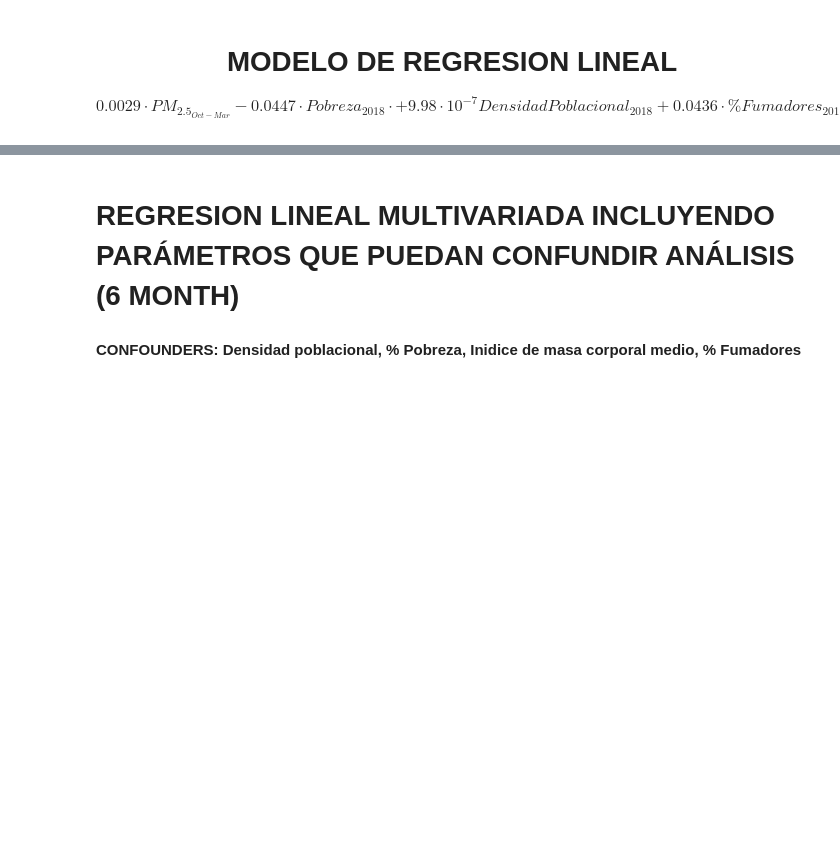
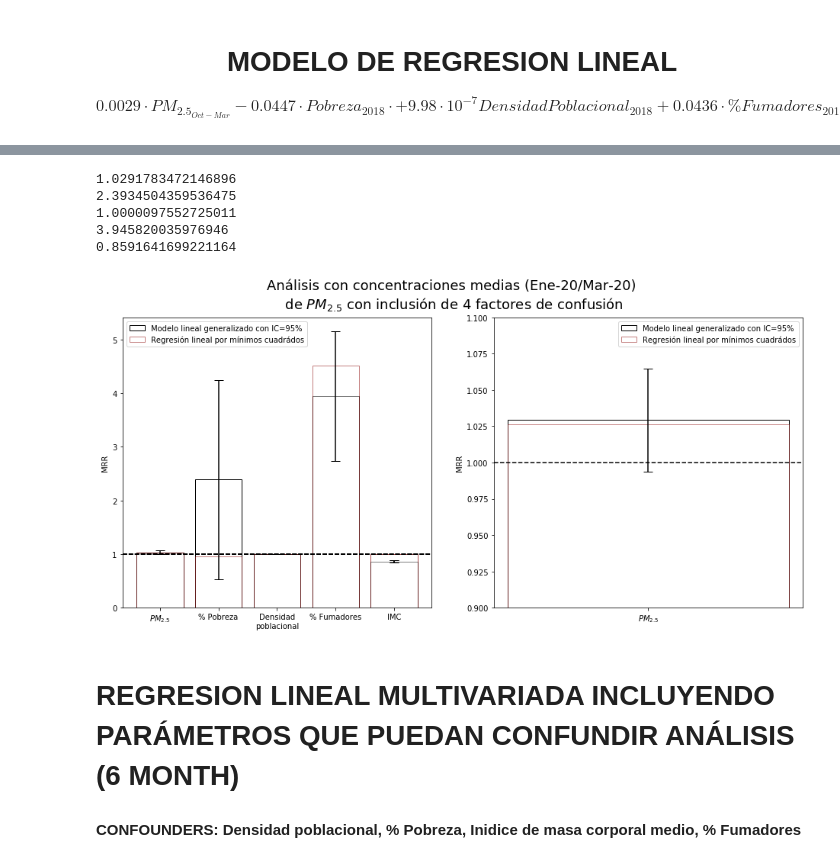
Before and after one commit to mdominguezd/ProyectoLaboratorioPM2.5yCOVID, a Jupyter notebook: MiCOVID-19.ipynb, the cells around one changed output, grey strips where cells are left out. Saved outputs shown, nothing was run; the diff lists cells and outputs as text; code cells hidden in the pictures; blank space fills up the shorter version.

```diff
--- a/MiCOVID-19.ipynb
+++ b/MiCOVID-19.ipynb
@@ -440,0 +437,9 @@ comparPrediccion['ER'] = (comparPrediccion.Prediccion - comparPrediccion.Observa
+# %%
+lg = LinearRegression()
+
+COVyPMLinReg = COVyPMLinReg[COVyPMLinReg != 0].dropna()
+X = COVyPMLinReg[['PM 2.5', 'poverty', 'popdensity', 'smoke_rate', 'mean_bmi']]
+y = COVyPMLinReg['MORTALIDAD']
+
+lg.fit(X,np.log(y))
+lg.score(X,np.log(y))
@@ -441,3 +488,46 @@ comparPrediccion['ER'] = (comparPrediccion.Prediccion - comparPrediccion.Observa
+# %%
+names = ['$PM_{2.5}$','% Pobreza','Densidad\npoblacional','% Fumadores','IMC']
+
+fig = plt.figure(figsize=(16,7))
+
+plt.subplot(1,2,1)
+for i in range(5):
+    MRR = np.exp(modelo.params[i])
+    print(MRR)
+    MRRmin = np.exp(modelo.conf_int()[i,0])
+    MRRmax = np.exp(modelo.conf_int()[i,1])
+    plt.bar(names[i], MRR, yerr = ((MRR-MRRmin)/MRR + (MRRmax-MRR)/MRR)/2, capsize=6, color='w', edgecolor = 'k')
+    plt.ylabel('MRR')
+    plt.bar(names[i], MRRSKL[i], edgecolor='darkred', color='w', alpha = 0.5)
+
+    plt.axhline(y=1, ls='--', c='k')
+
+plt.bar(names[i], MRR, yerr = ((MRR-MRRmin)/MRR + (MRRmax-MRR)/MRR)/2, capsize=6, color='w', edgecolor = 'k', label = 'Modelo lineal generalizado con IC=95%')
+plt.bar(names[i], MRRSKL[i], edgecolor='darkred', color='w', alpha = 0.5, label = 'Regresión lineal por mínimos cuadrádos')
+plt.legend(loc=2)
+
+plt.subplot(1,2,2)
+MRR = np.exp(modelo.params[0])
+MRRmin = np.exp(modelo.conf_int()[0,0])
+MRRmax = np.exp(modelo.conf_int()[0,1])
+plt.bar(names[0], MRR, yerr = ((MRR-MRRmin)/MRR + (MRRmax-MRR)/MRR)/2, capsize=6, color='w', edgecolor = 'k', label = 'Modelo lineal generalizado con IC=95%')
+plt.bar(names[0], MRRSKL[0], edgecolor='darkred', color='w', alpha = 0.5, label = 'Regresión lineal por mínimos cuadrádos')
+plt.ylabel('MRR')
+plt.legend()
+plt.ylim((0.9,1.1))
+
+plt.axhline(y=1, ls='--', c='k')
+
+plt.suptitle('Análisis con concentraciones medias (Ene-20/Mar-20)\n de $PM_{2.5}$ con inclusión de 4 factores de confusión', fontsize=18)
+
+fig.savefig('ResultadosTRIMESTRALESRegLineal'+str(date.today())+'.png', dpi=200)
+# %% [output]
+1.0291783472146896
+2.3934504359536475
+1.0000097552725011
+3.945820035976946
+0.8591641699221164
+[figure, added]
 # %% [markdown]
 # REGRESION LINEAL MULTIVARIADA INCLUYENDO PARÁMETROS QUE PUEDAN CONFUNDIR ANÁLISIS (6 MONTH)
 
```
Also changed, not shown: parts of 22 cells of this notebook, 6 other files.
